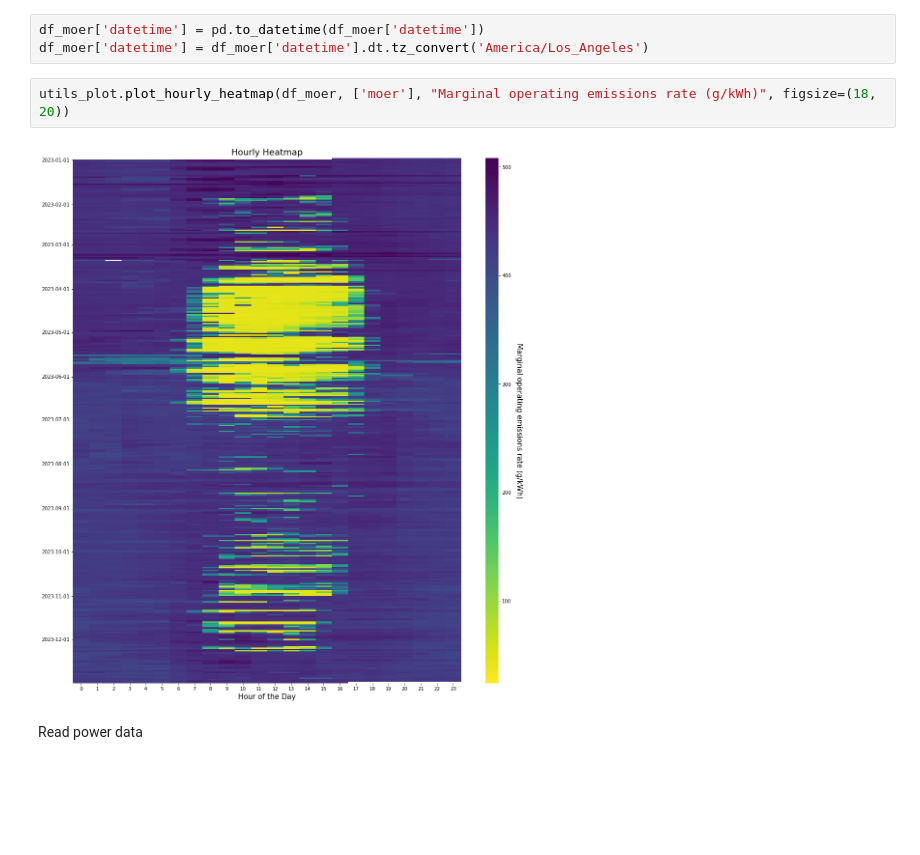
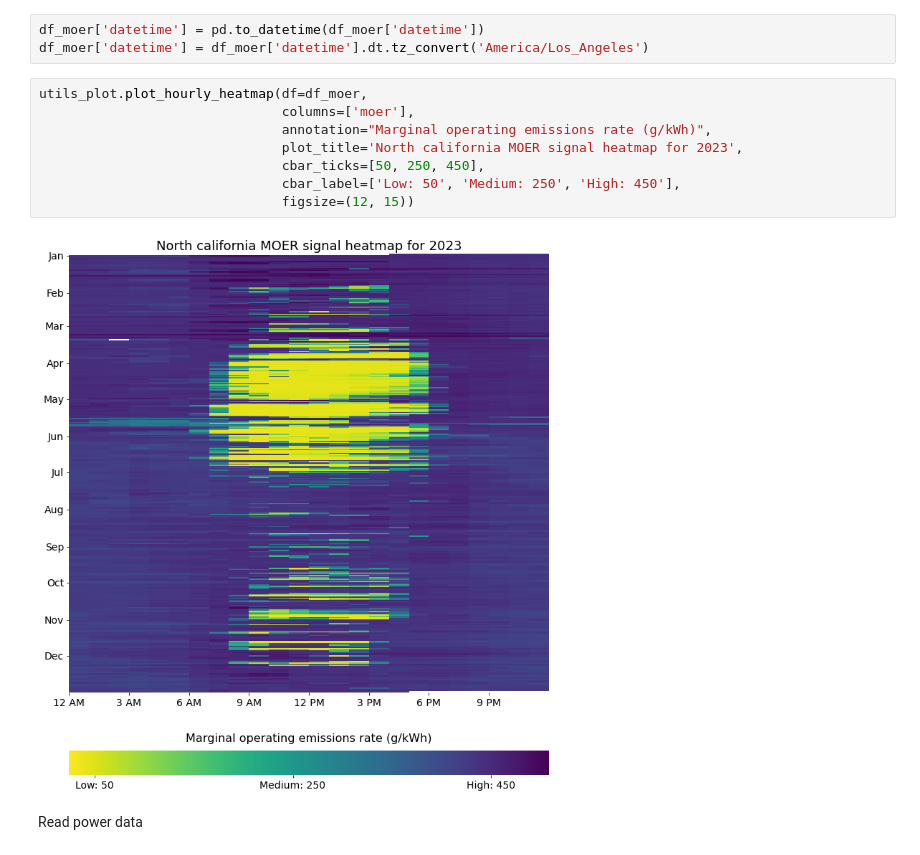
Before and after one commit to ZAY630/ls_sdh, a Jupyter notebook: analysis.ipynb, the cells around one changed output. Cells and saved outputs as stored; diff of their text form; blank space fills up the shorter version.

Commit message:
Updated boxplot function to enable group comparison and updated heatmap plot color bar

```diff
--- a/analysis.ipynb
+++ b/analysis.ipynb
@@ -24,9 +24,15 @@ df_moer.head()
 df_moer['datetime'] = pd.to_datetime(df_moer['datetime'])
 df_moer['datetime'] = df_moer['datetime'].dt.tz_convert('America/Los_Angeles')
 # %%
-utils_plot.plot_hourly_heatmap(df_moer, ['moer'], "Marginal operating emissions rate (g/kWh)", figsize=(18, 20))
+utils_plot.plot_hourly_heatmap(df=df_moer,
+                               columns=['moer'],
+                               annotation="Marginal operating emissions rate (g/kWh)",
+                               plot_title='North california MOER signal heatmap for 2023',
+                               cbar_ticks=[50, 250, 450],
+                               cbar_label=['Low: 50', 'Medium: 250', 'High: 450'],
+                               figsize=(12, 15))
 # %% [output]
-[figure, old version]
+[figure, new version]
 # %% [markdown]
 Read power data
 # %%
```
Also changed, not shown: parts of 28 cells of this notebook, 1 other file.
